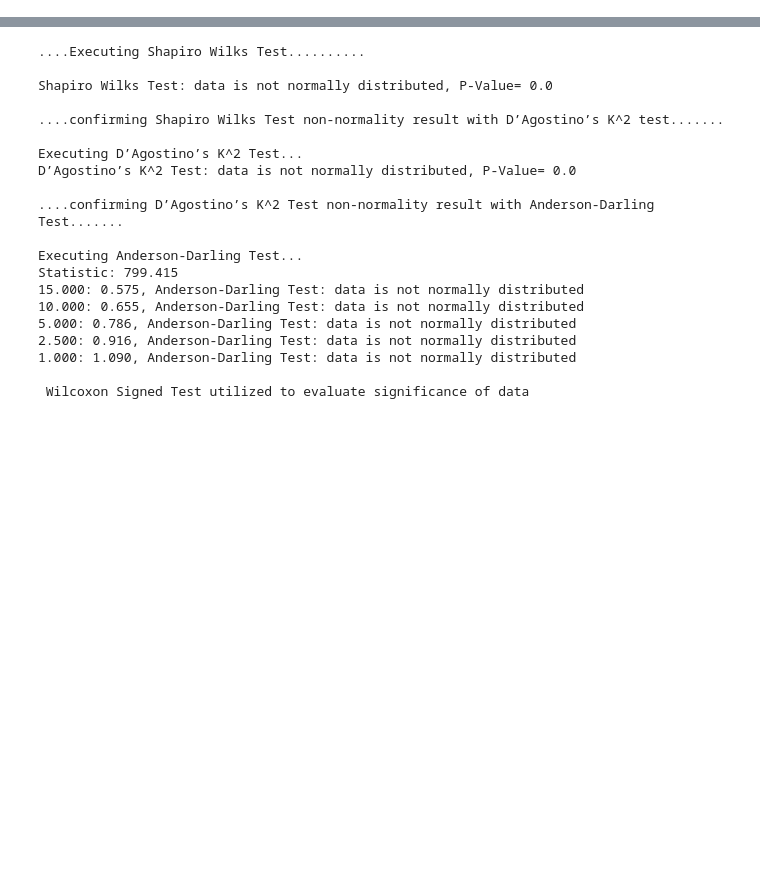
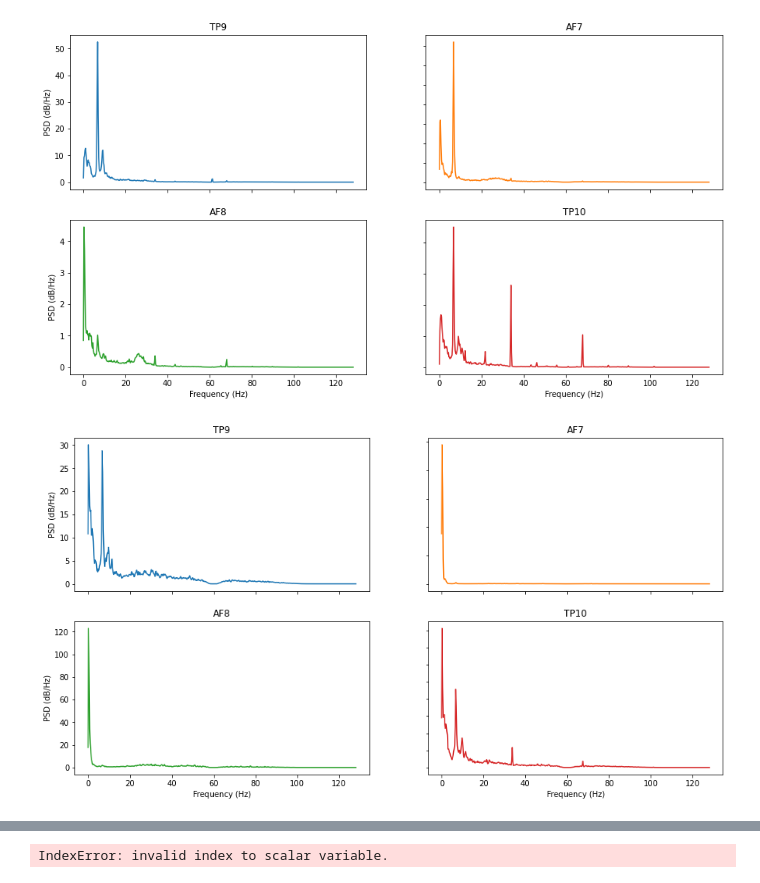
Before and after one commit to iggy96/eegMusicTherapy, a Jupyter notebook: singleRun_v1.0.ipynb, the cells around one changed output, grey strips where cells are left out. Cells and saved outputs as stored; diff of their text form; code cells hidden in the pictures; blank space fills up the shorter version.

```diff
--- a/singleRun_v1.0.ipynb
+++ b/singleRun_v1.0.ipynb
@@ -64,0 +83,6 @@ rw_data_2 = rollingWindow(bpData_2,window_size,step_size)
+# %%
+filtering = filters()
+noc_MT11 = filtering.notch(MT11,cfg.line,cfg.fs,5)
+noc_MT12 = filtering.notch(MT12,cfg.line,cfg.fs,5)
+psdPlots(noc_MT11,cfg.fs,['TP9','AF7','AF8','TP10'])
+psdPlots(noc_MT12,cfg.fs,['TP9','AF7','AF8','TP10'])
@@ -64,0 +92,10 @@ rw_data_2 = rollingWindow(bpData_2,window_size,step_size)
+# %%
+bandpass_MT11 = filtering.butterBandPass(noc_MT11,cfg.lowcut,cfg.highcut,cfg.fs,)
+bandpass_MT12 = filtering.butterBandPass(noc_MT12,cfg.lowcut,cfg.highcut,cfg.fs,)
+psdPlots(bandpass_MT11,cfg.fs,['TP9','AF7','AF8','TP10'])
+psdPlots(bandpass_MT12,cfg.fs,['TP9','AF7','AF8','TP10'])
+spectogramPlot(bandpass_MT11,cfg.fs,1024,512,(10,6),['TP9','AF7','AF8','TP10'],'MT11')
+spectogramPlot(bandpass_MT12,cfg.fs,1024,512,(10,6),['TP9','AF7','AF8','TP10'],'MT12')
+# %% [output]
+[figure, added]
+[figure, added]
@@ -91,29 +115,0 @@ gammaAvgBandPower_2 = averageBandPower(rw_data_2,'3D',fs,gamma_low,gamma_high,wi
-# %%
-data_pre = np.vstack((deltaAvgBandPower_1,thetaAvgBandPower_1,alphaAvgBandPower_1,betaAvgBandPower_1,gammaAvgBandPower_1))
-data_post = np.vstack((deltaAvgBandPower_2,thetaAvgBandPower_2,alphaAvgBandPower_2,betaAvgBandPower_2,gammaAvgBandPower_2))
-
-data_pre = np.hstack((data_pre[:,0],data_pre[:,1],data_pre[:,2],data_pre[:,3]))
-data_post = np.hstack((data_post[:,0],data_post[:,1],data_post[:,2],data_post[:,3]))
-diff = data_pre - data_post
-test = normalityTest(diff)
-# %% [output]
-....Executing Shapiro Wilks Test..........
-
-Shapiro Wilks Test: data is not normally distributed, P-Value= 0.0
-
-....confirming Shapiro Wilks Test non-normality result with D’Agostino’s K^2 test.......
-
-Executing D’Agostino’s K^2 Test...
-D’Agostino’s K^2 Test: data is not normally distributed, P-Value= 0.0
-
-....confirming D’Agostino’s K^2 Test non-normality result with Anderson-Darling Test.......
-
-Executing Anderson-Darling Test...
-Statistic: 799.415
-15.000: 0.575, Anderson-Darling Test: data is not normally distributed
-10.000: 0.655, Anderson-Darling Test: data is not normally distributed
-5.000: 0.786, Anderson-Darling Test: data is not normally distributed
-2.500: 0.916, Anderson-Darling Test: data is not normally distributed
-1.000: 1.090, Anderson-Darling Test: data is not normally distributed
-
- Wilcoxon Signed Test utilized to evaluate significance of data
@@ -119,0 +138,4 @@ Statistic: 799.415
+# %%
+plt.plot()
+# %% [output]
+IndexError: invalid index to scalar variable.
```
Also changed, not shown: parts of 16 cells of this notebook.
